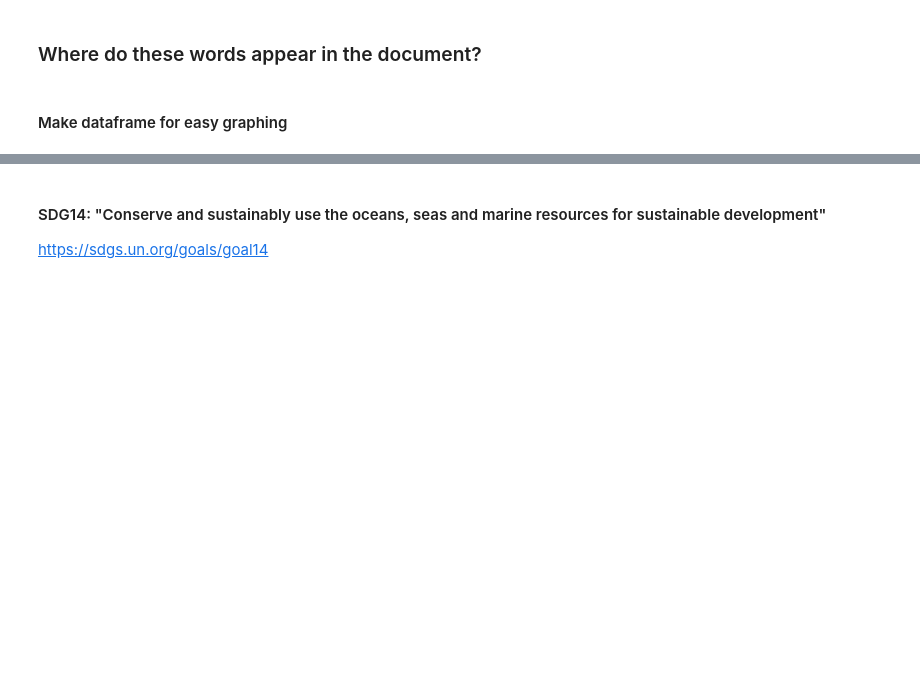
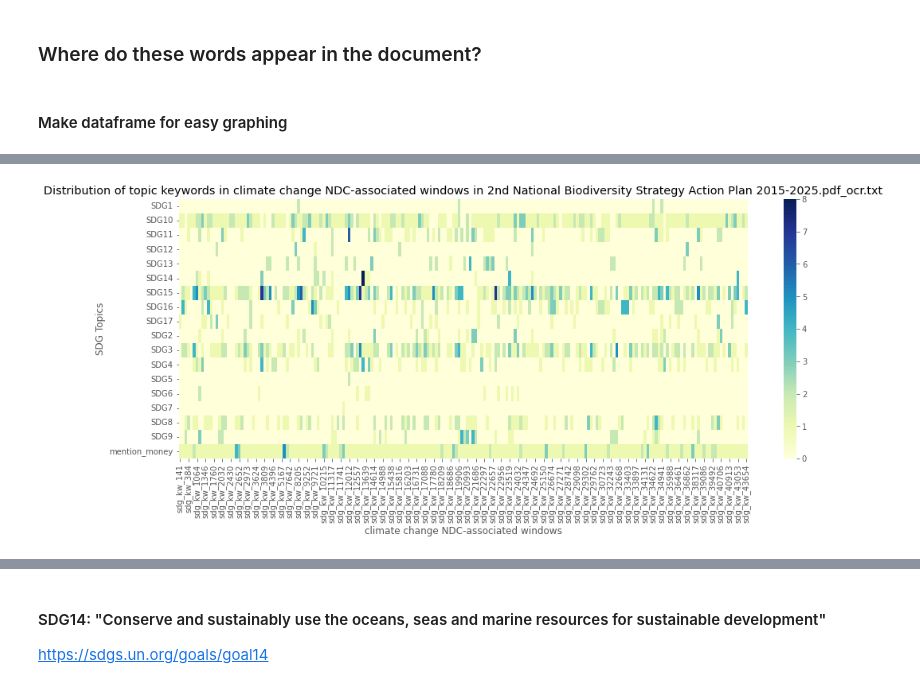
Before and after one commit to rsgier/Hack4Good-GIZ_policy, a Jupyter notebook: code/GIZ Data Exploration-windows.ipynb, the cells around one changed output, grey strips where cells are left out. Cells and saved outputs as stored; diff of their text form; code cells hidden in the pictures; blank space fills up the shorter version.

```diff
--- a/code/GIZ Data Exploration-windows.ipynb
+++ b/code/GIZ Data Exploration-windows.ipynb
@@ -260,0 +498,31 @@ ndc_idx_df.head()
+# %%
+def return_window_i(ndc_word_index, tokens, size=20):
+    """size is the number of words to include on either side of the NDC keyword whose position is given by the ndc_word_index.
+    The tokens are the original tokens in the document"""
+    lower_limit = ndc_word_index - size
+    upper_limit = ndc_word_index + size
+    token_indices = [token.i for token in tokens]
+    window_tokens = tokens[(ndc_word_index-size):(ndc_word_index+size)]
+    return lower_limit, upper_limit, window_tokens
+
+def return_window_idx(ndc_word_index, tokens, size=100):
+    """Uses the .idx positions of the start of the invidual NDC words in the document to define the windows."""
+    lower_limit = ndc_word_index - size
+    upper_limit = ndc_word_index + size
+    token_idxs = [token.idx for token in tokens]
+    window_token_list = []
+    #print('The window is ', lower_limit, upper_limit)
+    for index, idx in enumerate(token_idxs):
+        if (idx >= lower_limit) and (idx <= upper_limit):
+            window_token_list.append(tokens[index])
+        else:
+            pass
+    text_for_windows = ' '.join(list(token.text for token in window_token_list))
+    window_tokens = nlp(text_for_windows)
+    return lower_limit, upper_limit, window_tokens
+
+#example
+test_index=1988 #(each window may include multiple keywords because they may be close to each other)
+window_size = 40
+lower_limit, upper_limit, window_tokens = return_window_i(test_index, all_labelled_doc, size=window_size)
+displacy.render(window_tokens, style='ent')
@@ -260,0 +667,15 @@ ndc_idx_df.head()
+# %%
+#make heatmap of plot above
+plt.figure(figsize=(16, 6))
+ax = sns.heatmap(summary_sdg_df,
+                 #annot=True, fmt="d",
+                 cmap="YlGnBu")
+plt.xlabel("climate change NDC-associated windows")
+plt.ylabel("SDG Topics")
+title = ("Distribution of topic keywords in climate change NDC-associated windows in %s" % (doc_name))
+plt.title(title)
+file_name=(title + (' across all windows v1.png'))
+#plt.savefig((plot_folder+file_name), dpi=300, bbox_inches='tight')
+plt.show()
+# %% [output]
+[figure, added]
```
Also changed, not shown: parts of 94 cells of this notebook.
